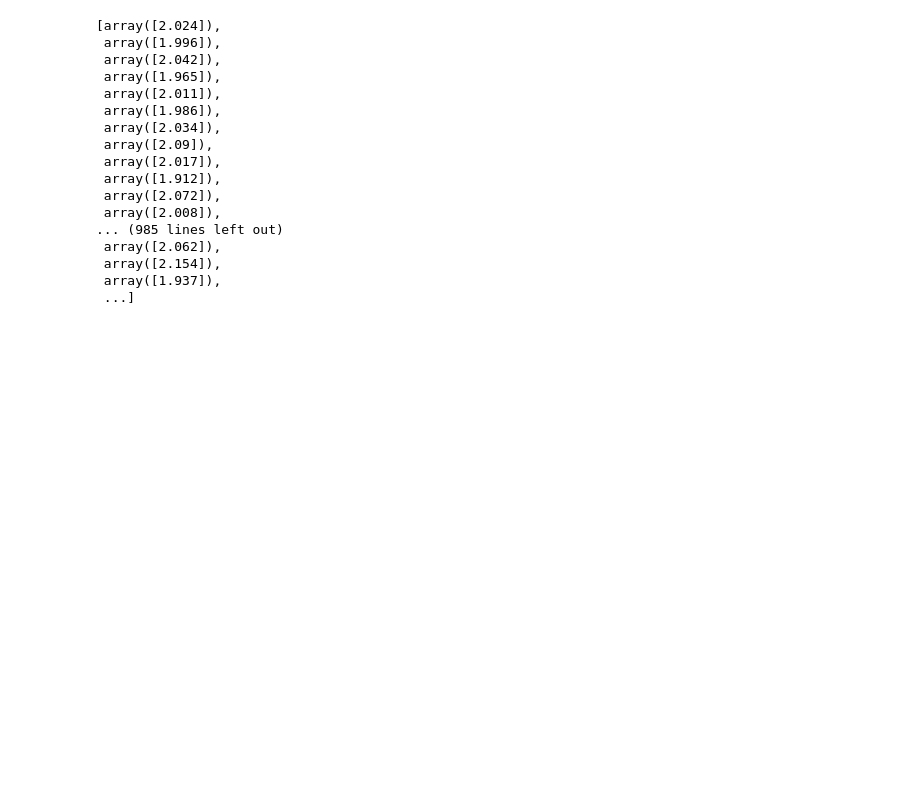
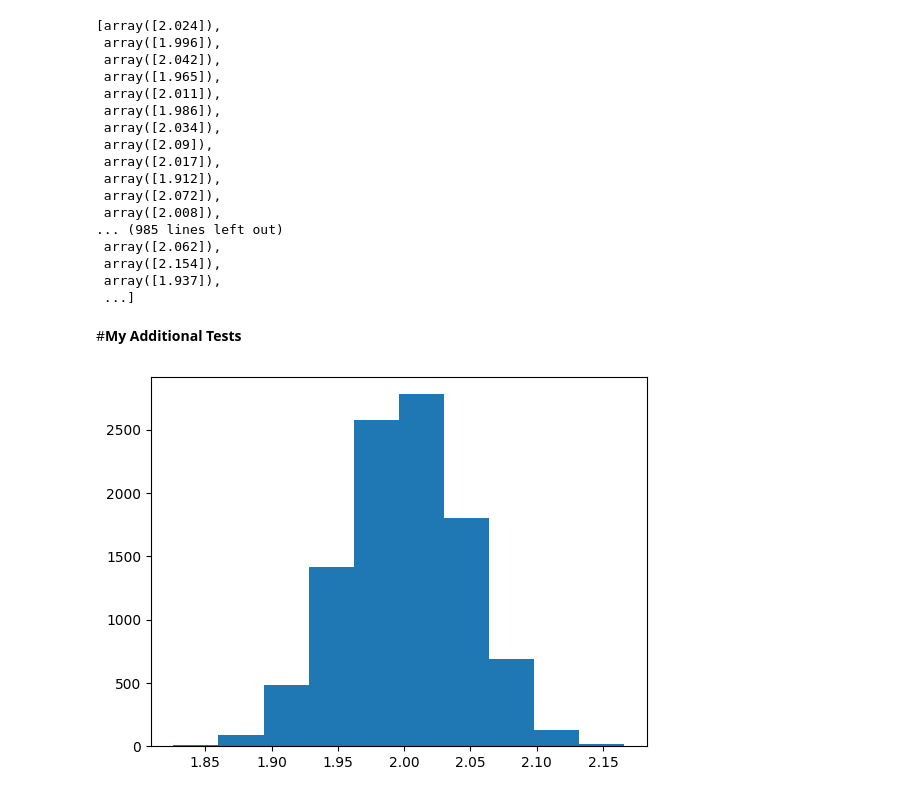
Before and after one commit to Feznix/Stats-554, a Jupyter notebook: Homework6_py.ipynb, the cells around one changed output. Cells and saved outputs as stored; diff of their text form; code cells hidden in the pictures; blank space fills up the shorter version.

Commit message:
fixed my issue with setting a default x Haven't changed the markdown yet Did some additional tests to test the default x bit

```diff
--- a/Homework6_py.ipynb
+++ b/Homework6_py.ipynb
@@ -48,21 +62,21 @@ from sklearn import linear_model
 class SLR_slope_simulator:
   #set up my linear model to shortcut as reg
 
-  x=list(np.linspace(start = 0, stop = 10, num = 11))*3
+  z=list(np.linspace(start = 0, stop = 10, num = 11))*3
 # my __init__ statement. I added initial default variables for
 # beat_0, beata_1, and sigma. I did not default the seed because that seems weird
 #I also did not default the x so you can input a list of your own x values
 #I did however provide an x list from 1-10 following the code above later
 #I also decided I needed to set up n and y
 #I also added an empty slope list that can be filled later with run_simulations
-  def __init__(self, beta_0=7.0, beta_1=1.5, x = [], sigma=1.65, seed=32):
+  def __init__(self, beta_0=7.0, beta_1=1.5, x = list(np.linspace(start = 0, stop = 10, num = 11))*3, sigma=1.65, seed=32):
     self.beta_0 = beta_0
     self.beta_1= beta_1
-    self.x = self.x
+    self.x = x
     self.sigma = sigma
     self.seed = seed
     self.slope = []
-    self.rng = default_rng(seed)
+    self.rng = default_rng(self.seed)
 
 
 
@@ -179,3 +185,13 @@ SLR1.slope
  array([2.154]),
  array([1.937]),
  ...]
+# %% [markdown]
+#**My Additional Tests**
+# %%
+z= list(np.linspace(start = 0, stop = 12, num = 11))*3
+SLR2 = SLR_slope_simulator(12,2,z,1,10)
+# %%
+SLR2.run_simulations(10000)
+SLR2.plot_sampling_distribution()
+# %% [output]
+[figure, added]
```
Also changed, not shown: parts of 4 cells of this notebook.
